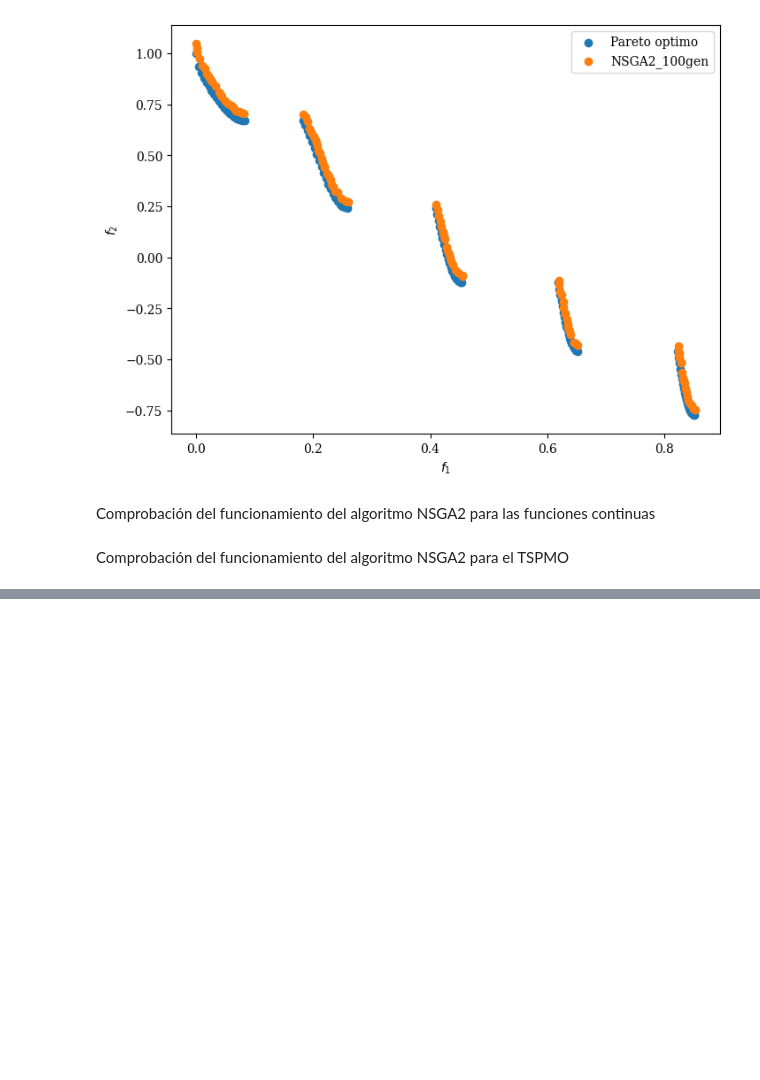
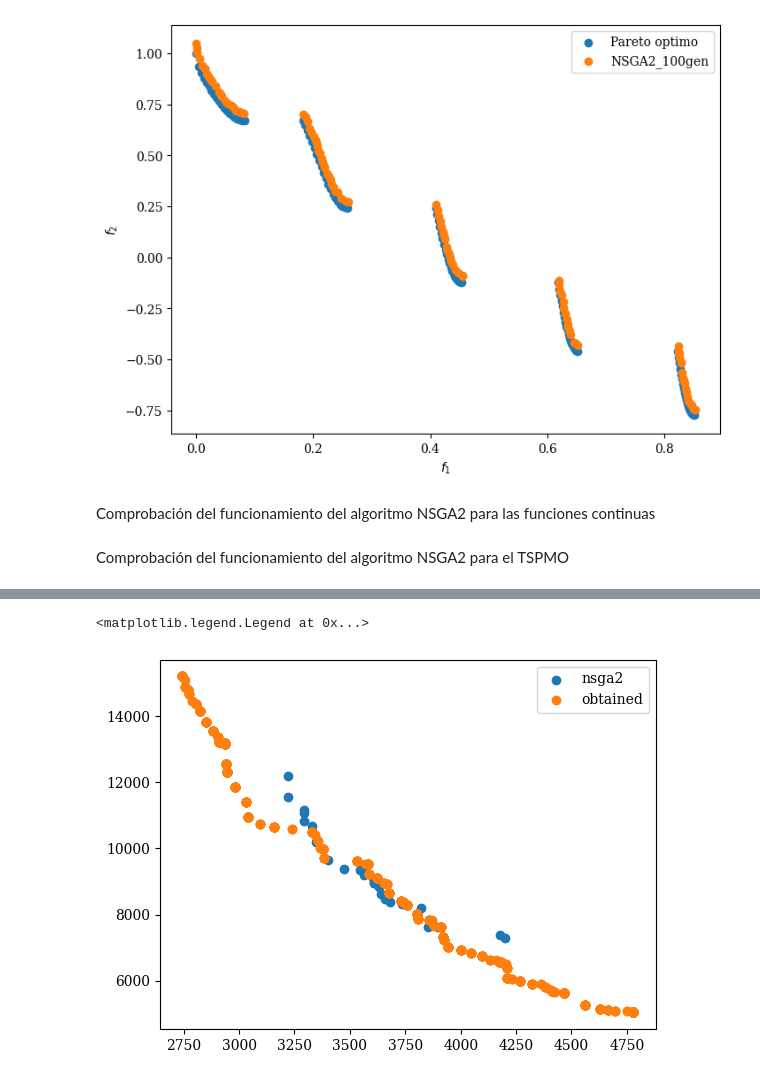
Before and after one commit to pedro-com/bioinspired-evo, a Jupyter notebook: hito2-alumno.ipynb, the cells around one changed output, grey strips where cells are left out. Drawn from its saved outputs; the diff is of its cells as text; code cells hidden in the pictures; blank space fills up the shorter version.

```diff
--- a/hito2-alumno.ipynb
+++ b/hito2-alumno.ipynb
@@ -258,0 +302,11 @@ scatter.show()
+# %%
+fig, axs = plt.subplots(1, 1)
+# axs.set_ylim(-1.5, 1.5)
+axs.scatter(res2.F[:, 0], res2.F[:, 1], label='nsga2')
+fit_scores = np.array([problem.evaluate(p) for p in results["best"]])
+
+axs.scatter(fit_scores[:, 0], fit_scores[:, 1], label='obtained')
+plt.legend()
+# %% [output]
+<matplotlib.legend.Legend at 0x...>
+[figure, added]
```
Also changed, not shown: parts of 3 cells of this notebook.
